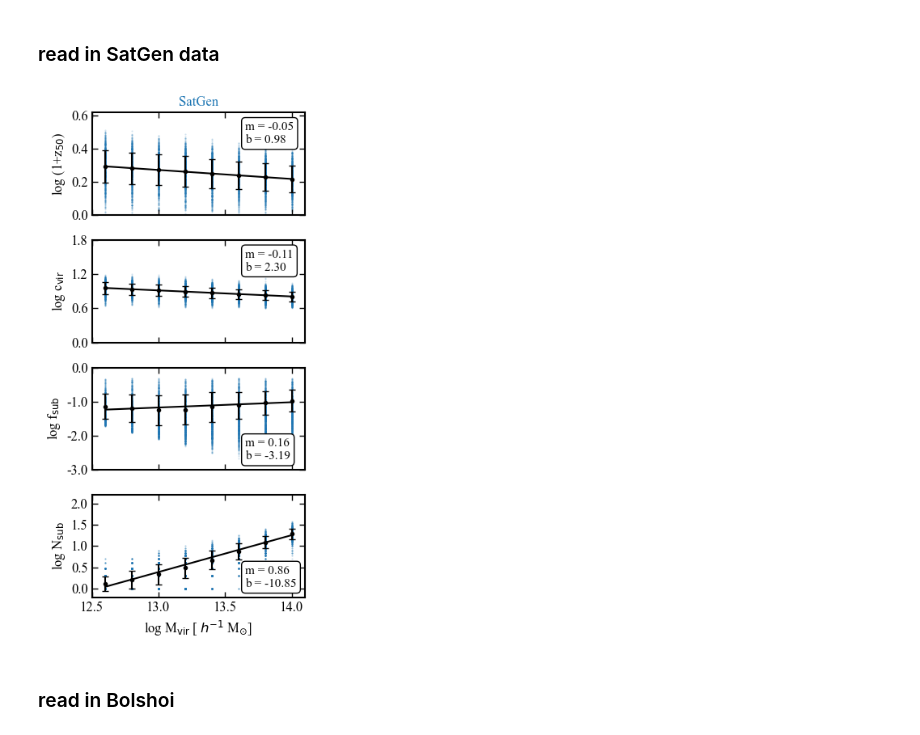
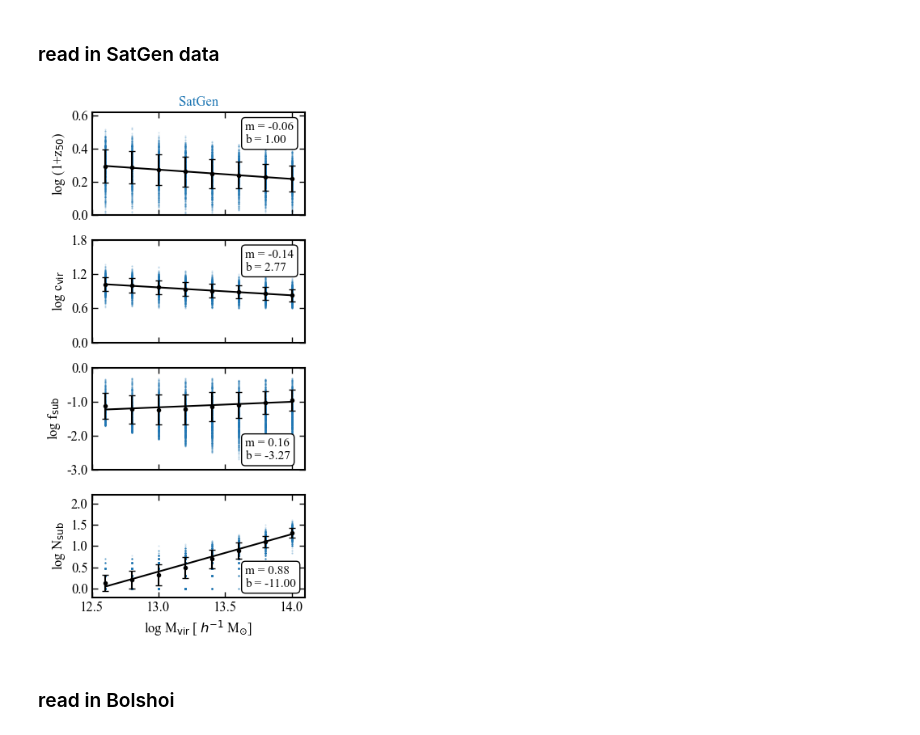
Before and after one commit to jsmonzon/MassSpec, a Jupyter notebook: notebooks/correlations/rho_mat_comp.ipynb, the cells around one changed output. Drawn from its saved outputs; the diff is of its cells as text; code cells hidden in the pictures.

```diff
--- a/notebooks/correlations/rho_mat_comp.ipynb
+++ b/notebooks/correlations/rho_mat_comp.ipynb
@@ -35,13 +35,13 @@ levelz = [1-0.99, 1-0.95, 1-0.68]
 # %% [markdown]
 ### read in SatGen data
 # %%
-# satgen500 = pd.read_csv("../../data/zhao/DF_test/DF_1/artificial_all.csv")
-satgen500 = pd.read_csv("../../data/vdb/N500/summary_tabs/artificial_all.csv")
+satgen500 = pd.read_csv("../../data/zhao/DF_test/DF_1/artificial_all.csv")
+# satgen500 = pd.read_csv("../../data/vdb/N500/summary_tabs/artificial_all.csv")
 
 satnorm = jsm_simload.NormalizeData(satgen500, dataset_title="SatGen")
 satnorm.plot_bestfit("../../figures/extra/satgen_fit.pdf", col="C0")
 # %% [output]
-[figure, old version]
+[figure, new version]
 # %% [markdown]
 ### read in Bolshoi
 # %%
```
Also changed, not shown: parts of 3 cells of this notebook, 8 other files.
